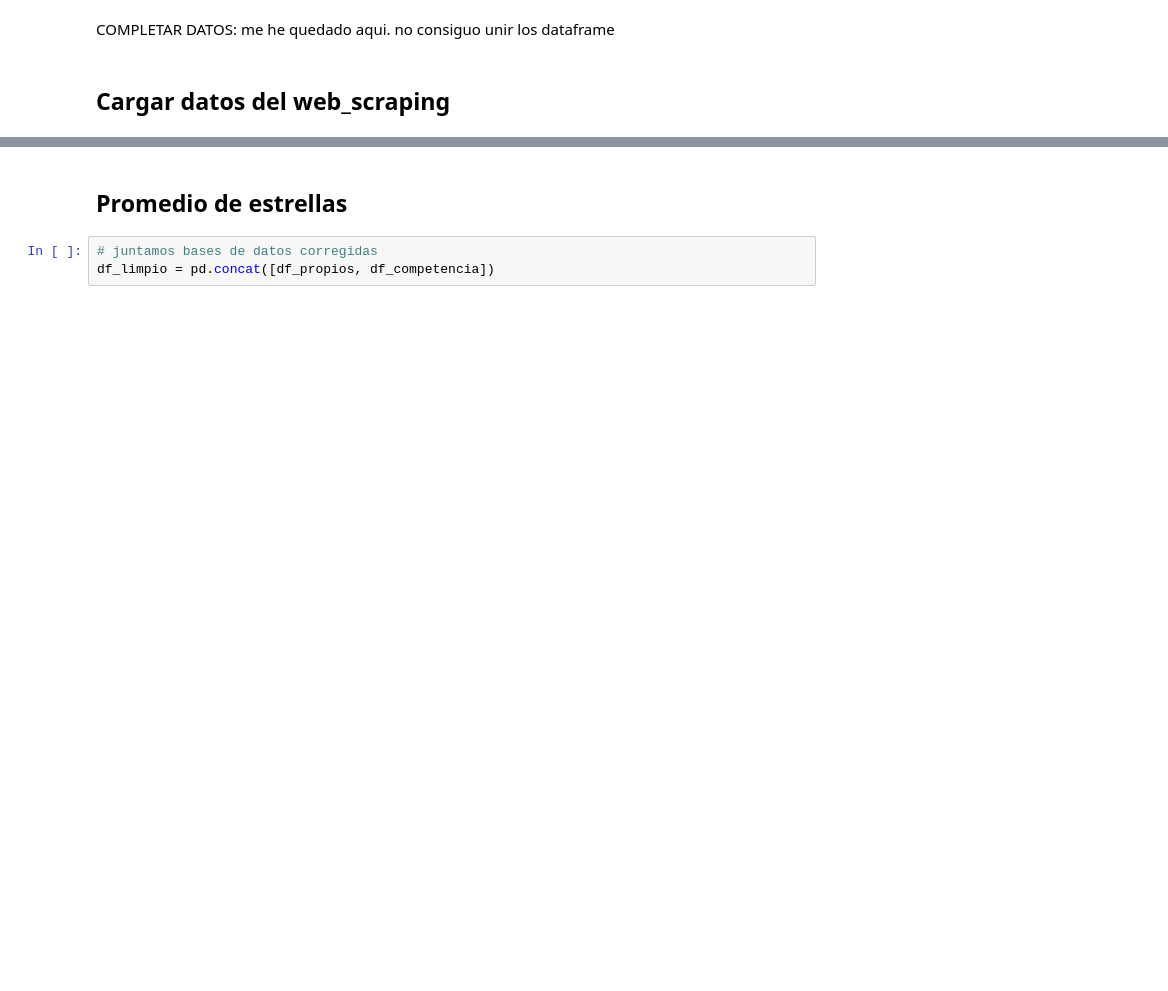
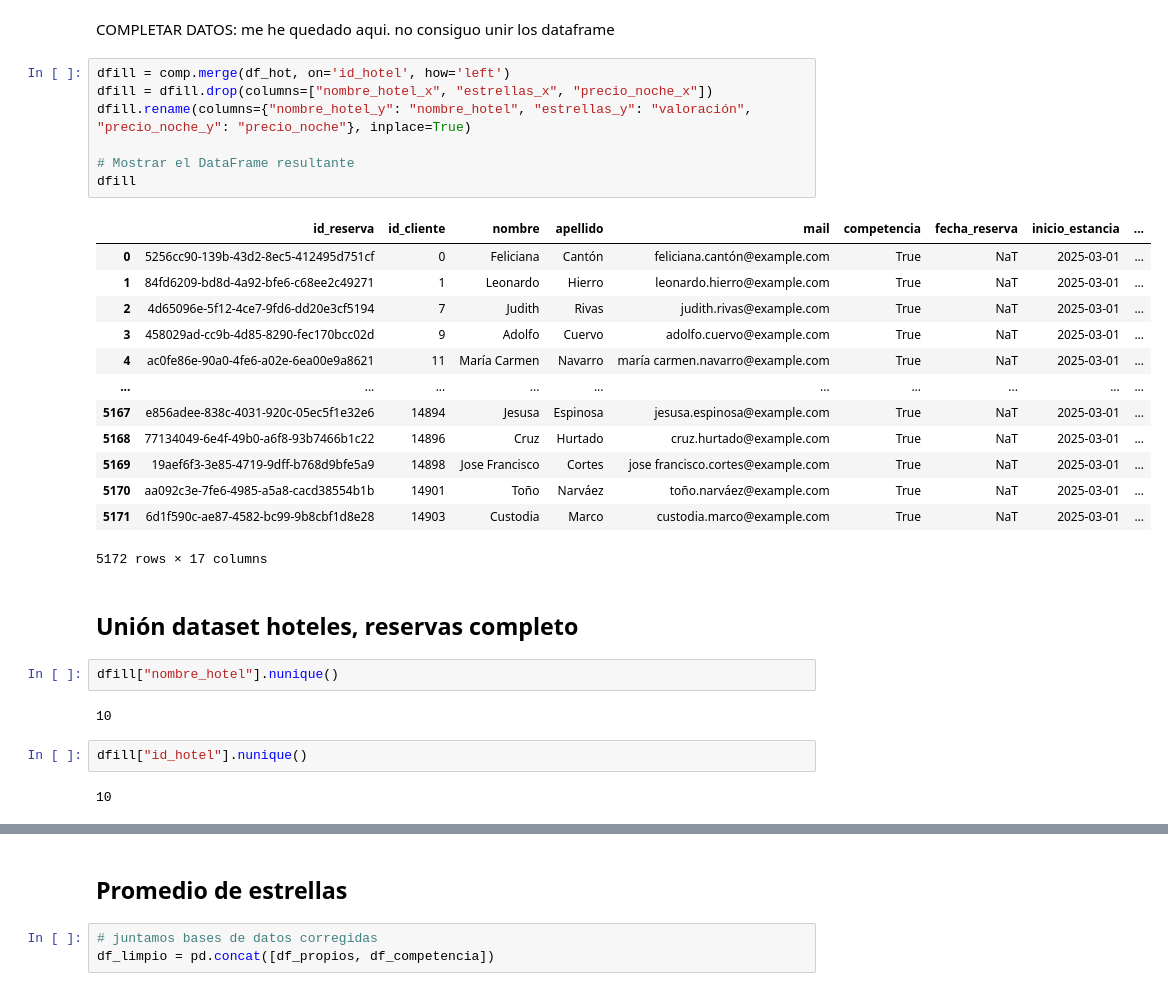
Before and after one commit to marta-ba/ETL_IBIShotels, a Jupyter notebook: jupyters/eda.ipynb, the cells around one changed output, grey strips where cells are left out. Saved outputs shown, nothing was run; the diff lists cells and outputs as text; blank space fills up the shorter version.

```diff
--- a/jupyters/eda.ipynb
+++ b/jupyters/eda.ipynb
@@ -381,4 +398,33 @@ df_hot
 # %% [markdown]
 COMPLETAR DATOS: me he quedado aqui. no consiguo unir los dataframe
-# %% [markdown]
-## Cargar datos del web_scraping
+# %%
+dfill = comp.merge(df_hot, on='id_hotel', how='left')
+dfill = dfill.drop(columns=["nombre_hotel_x", "estrellas_x", "precio_noche_x"])
+dfill.rename(columns={"nombre_hotel_y": "nombre_hotel", "estrellas_y": "valoración", "precio_noche_y": "precio_noche"}, inplace=True)
+
+# Mostrar el DataFrame resultante
+dfill
+# %% [output]
+|  | id_reserva | id_cliente | nombre | apellido | mail | competencia | fecha_reserva | inicio_estancia | ... |
+| 0 | 5256cc90-139b-43d2-8ec5-412495d751cf | 0 | Feliciana | Cantón | feliciana.cantón@example.com | True | NaT | 2025-03-01 | ... |
+| 1 | 84fd6209-bd8d-4a92-bfe6-c68ee2c49271 | 1 | Leonardo | Hierro | leonardo.hierro@example.com | True | NaT | 2025-03-01 | ... |
+| 2 | 4d65096e-5f12-4ce7-9fd6-dd20e3cf5194 | 7 | Judith | Rivas | judith.rivas@example.com | True | NaT | 2025-03-01 | ... |
+| 3 | 458029ad-cc9b-4d85-8290-fec170bcc02d | 9 | Adolfo | Cuervo | adolfo.cuervo@example.com | True | NaT | 2025-03-01 | ... |
+| 4 | ac0fe86e-90a0-4fe6-a02e-6ea00e9a8621 | 11 | María Carmen | Navarro | maría carmen.navarro@example.com | True | NaT | 2025-03-01 | ... |
+| ... | ... | ... | ... | ... | ... | ... | ... | ... | ... |
+| 5167 | e856adee-838c-4031-920c-05ec5f1e32e6 | 14894 | Jesusa | Espinosa | jesusa.espinosa@example.com | True | NaT | 2025-03-01 | ... |
+| 5168 | 77134049-6e4f-49b0-a6f8-93b7466b1c22 | 14896 | Cruz | Hurtado | cruz.hurtado@example.com | True | NaT | 2025-03-01 | ... |
+| 5169 | 19aef6f3-3e85-4719-9dff-b768d9bfe5a9 | 14898 | Jose Francisco | Cortes | jose francisco.cortes@example.com | True | NaT | 2025-03-01 | ... |
+| 5170 | aa092c3e-7fe6-4985-a5a8-cacd38554b1b | 14901 | Toño | Narváez | toño.narváez@example.com | True | NaT | 2025-03-01 | ... |
+| 5171 | 6d1f590c-ae87-4582-bc99-9b8cbf1d8e28 | 14903 | Custodia | Marco | custodia.marco@example.com | True | NaT | 2025-03-01 | ... |
+5172 rows × 17 columns
+# %% [markdown]
+## Unión dataset hoteles, reservas completo
+# %%
+dfill["nombre_hotel"].nunique()
+# %% [output]
+10
+# %%
+dfill["id_hotel"].nunique()
+# %% [output]
+10
```
Also changed, not shown: parts of 12 cells of this notebook.
